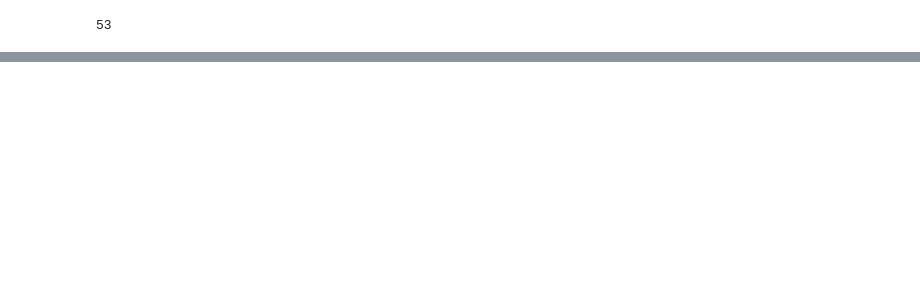
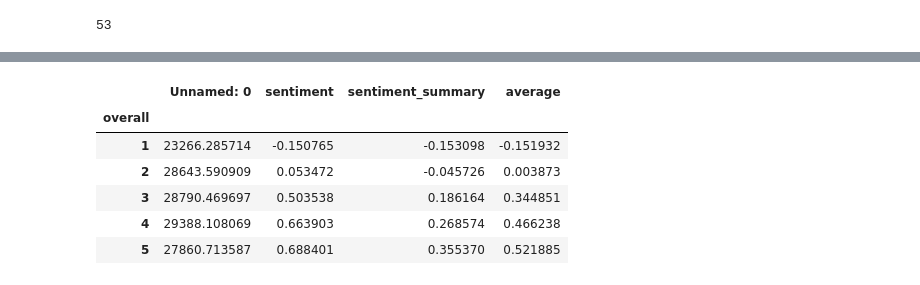
Before and after one commit to mj2905/ProjectMYP, a Jupyter notebook: project/Milestone 2.ipynb, the cells around one changed output, grey strips where cells are left out. Saved outputs shown, nothing was run; the diff lists cells and outputs as text; code cells hidden in the pictures; blank space fills up the shorter version.

```diff
--- a/project/Milestone 2.ipynb
+++ b/project/Milestone 2.ipynb
@@ -589,0 +719,15 @@ merged_with_all.shape[0]
+# %%
+reviews_ebooks_with_sentiment = matched_ebooks.copy()
+reviews_ebooks_with_sentiment['sentiment'] = matched_ebooks['reviewText'].apply(f_sentiment)
+reviews_ebooks_with_sentiment['sentiment_summary'] = matched_ebooks['summary'].apply(f_sentiment)
+reviews_ebooks_with_sentiment['average'] = (reviews_ebooks_with_sentiment['sentiment'] + reviews_ebooks_with_sentiment['sentiment_summary'])*0.5
+# %%
+reviews_ebooks_with_sentiment.groupby('overall').mean()
+# %% [output]
+|  | Unnamed: 0 | sentiment | sentiment_summary | average |
+| overall |  |  |  |  |
+| 1 | 23266.285714 | -0.150765 | -0.153098 | -0.151932 |
+| 2 | 28643.590909 | 0.053472 | -0.045726 | 0.003873 |
+| 3 | 28790.469697 | 0.503538 | 0.186164 | 0.344851 |
+| 4 | 29388.108069 | 0.663903 | 0.268574 | 0.466238 |
+| 5 | 27860.713587 | 0.688401 | 0.355370 | 0.521885 |
```
Also changed, not shown: parts of 25 cells of this notebook.
